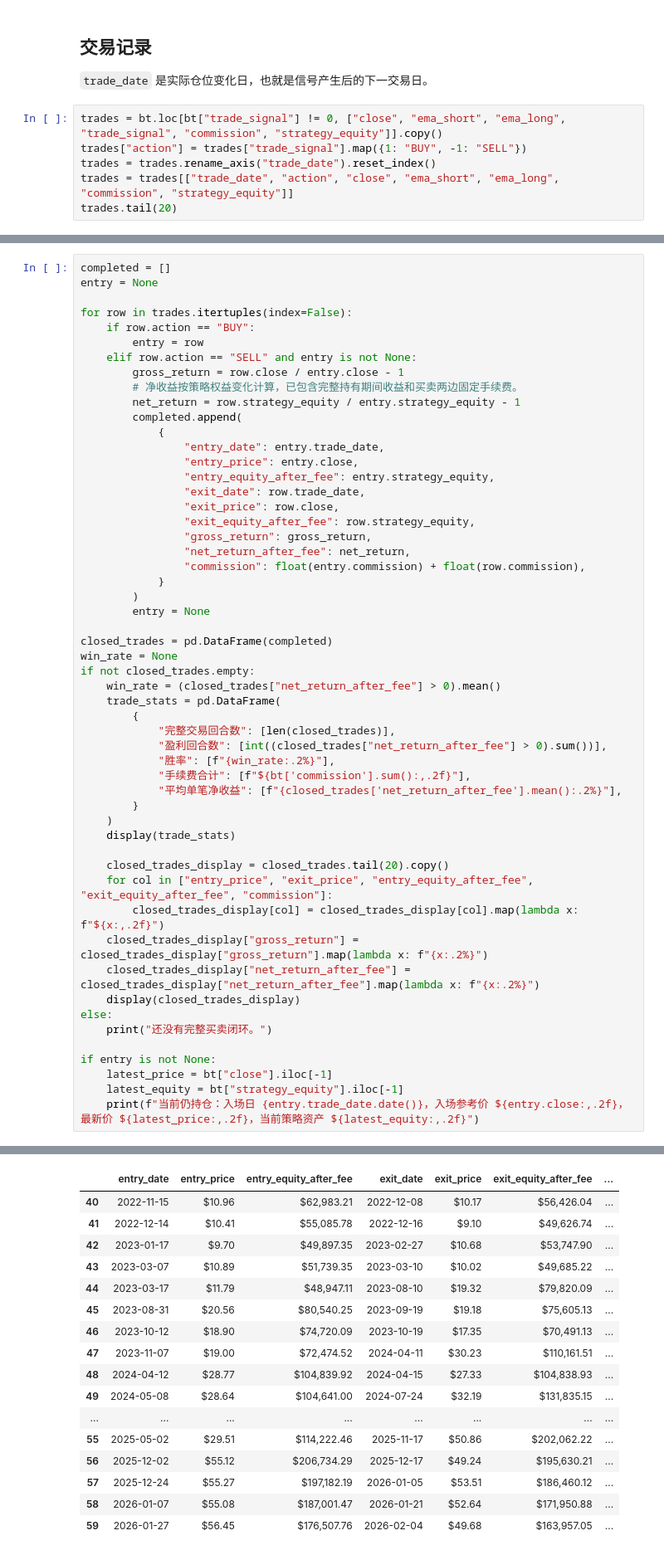
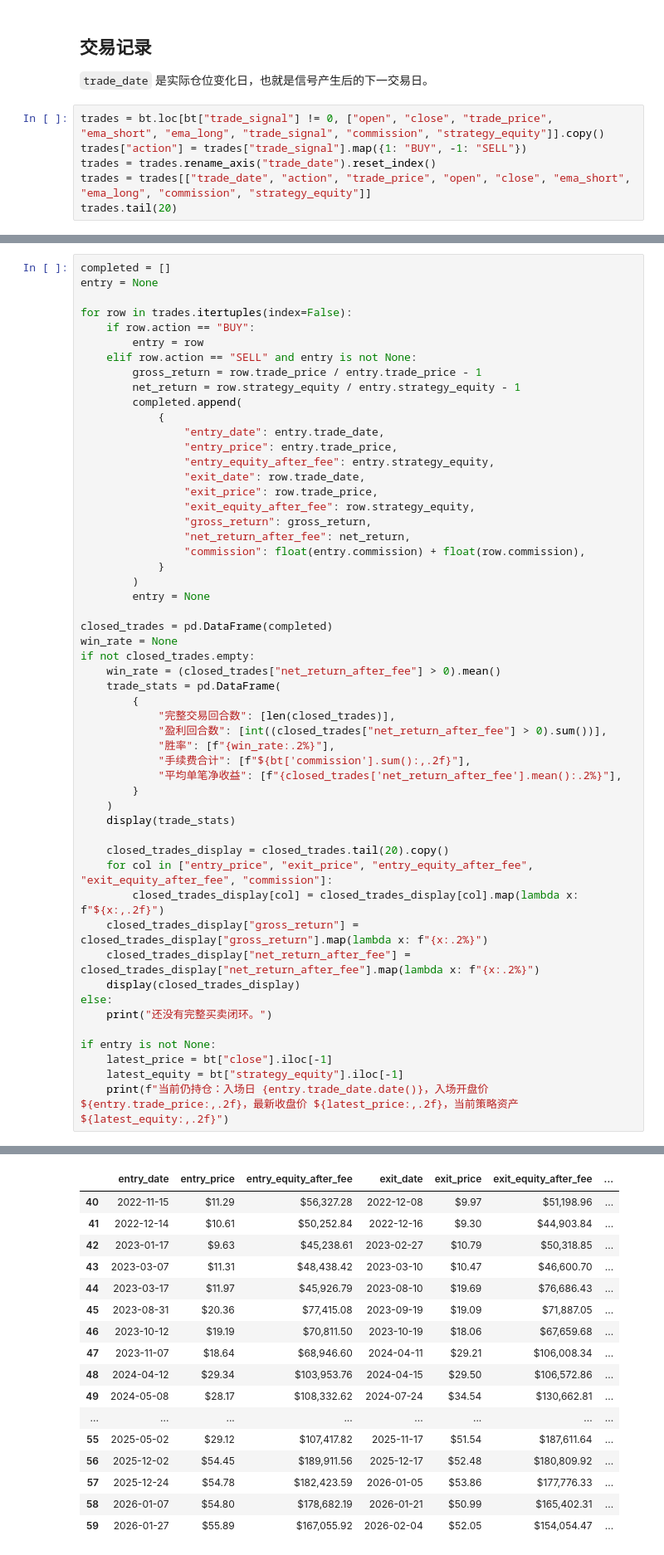
Before and after one commit to RandalTang/Quant_longbridge_trade, a Jupyter notebook: trade_strategy.ipynb, the cells around one changed output, grey strips where cells are left out. Shown at 83% size. Drawn from its saved outputs; the diff is of its cells as text.

```diff
--- a/trade_strategy.ipynb
+++ b/trade_strategy.ipynb
@@ -156,9 +177,9 @@ summary_display
 
 `trade_date` 是实际仓位变化日，也就是信号产生后的下一交易日。
 # %%
-trades = bt.loc[bt["trade_signal"] != 0, ["close", "ema_short", "ema_long", "trade_signal", "commission", "strategy_equity"]].copy()
+trades = bt.loc[bt["trade_signal"] != 0, ["open", "close", "trade_price", "ema_short", "ema_long", "trade_signal", "commission", "strategy_equity"]].copy()
 trades["action"] = trades["trade_signal"].map({1: "BUY", -1: "SELL"})
 trades = trades.rename_axis("trade_date").reset_index()
-trades = trades[["trade_date", "action", "close", "ema_short", "ema_long", "commission", "strategy_equity"]]
+trades = trades[["trade_date", "action", "trade_price", "open", "close", "ema_short", "ema_long", "commission", "strategy_equity"]]
 trades.tail(20)
 # %% [output]
@@ -224,16 +247,15 @@ for row in trades.itertuples(index=False):
     if row.action == "BUY":
         entry = row
     elif row.action == "SELL" and entry is not None:
-        gross_return = row.close / entry.close - 1
-        # 净收益按策略权益变化计算，已包含完整持有期间收益和买卖两边固定手续费。
+        gross_return = row.trade_price / entry.trade_price - 1
         net_return = row.strategy_equity / entry.strategy_equity - 1
         completed.append(
             {
                 "entry_date": entry.trade_date,
-                "entry_price": entry.close,
+                "entry_price": entry.trade_price,
                 "entry_equity_after_fee": entry.strategy_equity,
                 "exit_date": row.trade_date,
-                "exit_price": row.close,
+                "exit_price": row.trade_price,
                 "exit_equity_after_fee": row.strategy_equity,
                 "gross_return": gross_return,
                 "net_return_after_fee": net_return,
@@ -269,6 +291,6 @@ else:
 if entry is not None:
     latest_price = bt["close"].iloc[-1]
     latest_equity = bt["strategy_equity"].iloc[-1]
-    print(f"当前仍持仓：入场日 {entry.trade_date.date()}，入场参考价 ${entry.close:,.2f}，最新价 ${latest_price:,.2f}，当前策略资产 ${latest_equity:,.2f}")
+    print(f"当前仍持仓：入场日 {entry.trade_date.date()}，入场开盘价 ${entry.trade_price:,.2f}，最新收盘价 ${latest_price:,.2f}，当前策略资产 ${latest_equity:,.2f}")
 # %% [output]
 |  | 完整交易回合数 | 盈利回合数 | 胜率 | 手续费合计 | 平均单笔净收益 |
@@ -276,17 +298,17 @@ if entry is not None:
 |  | entry_date | entry_price | entry_equity_after_fee | exit_date | exit_price | exit_equity_after_fee | ... |
-| 40 | 2022-11-15 | $10.96 | $62,983.21 | 2022-12-08 | $10.17 | $56,426.04 | ... |
-| 41 | 2022-12-14 | $10.41 | $55,085.78 | 2022-12-16 | $9.10 | $49,626.74 | ... |
-| 42 | 2023-01-17 | $9.70 | $49,897.35 | 2023-02-27 | $10.68 | $53,747.90 | ... |
-| 43 | 2023-03-07 | $10.89 | $51,739.35 | 2023-03-10 | $10.02 | $49,685.22 | ... |
-| 44 | 2023-03-17 | $11.79 | $48,947.11 | 2023-08-10 | $19.32 | $79,820.09 | ... |
-| 45 | 2023-08-31 | $20.56 | $80,540.25 | 2023-09-19 | $19.18 | $75,605.13 | ... |
-| 46 | 2023-10-12 | $18.90 | $74,720.09 | 2023-10-19 | $17.35 | $70,491.13 | ... |
-| 47 | 2023-11-07 | $19.00 | $72,474.52 | 2024-04-11 | $30.23 | $110,161.51 | ... |
-| 48 | 2024-04-12 | $28.77 | $104,839.92 | 2024-04-15 | $27.33 | $104,838.93 | ... |
-| 49 | 2024-05-08 | $28.64 | $104,641.00 | 2024-07-24 | $32.19 | $131,835.15 | ... |
+| 40 | 2022-11-15 | $11.29 | $56,327.28 | 2022-12-08 | $9.97 | $51,198.96 | ... |
+| 41 | 2022-12-14 | $10.61 | $50,252.84 | 2022-12-16 | $9.30 | $44,903.84 | ... |
+| 42 | 2023-01-17 | $9.63 | $45,238.61 | 2023-02-27 | $10.79 | $50,318.85 | ... |
+| 43 | 2023-03-07 | $11.31 | $48,438.42 | 2023-03-10 | $10.47 | $46,600.70 | ... |
+| 44 | 2023-03-17 | $11.97 | $45,926.79 | 2023-08-10 | $19.69 | $76,686.43 | ... |
+| 45 | 2023-08-31 | $20.36 | $77,415.08 | 2023-09-19 | $19.09 | $71,887.05 | ... |
+| 46 | 2023-10-12 | $19.19 | $70,811.50 | 2023-10-19 | $18.06 | $67,659.68 | ... |
+| 47 | 2023-11-07 | $18.64 | $68,946.60 | 2024-04-11 | $29.21 | $106,008.34 | ... |
+| 48 | 2024-04-12 | $29.34 | $103,953.76 | 2024-04-15 | $29.50 | $106,572.86 | ... |
+| 49 | 2024-05-08 | $28.17 | $108,332.62 | 2024-07-24 | $34.54 | $130,662.81 | ... |
 | ... | ... | ... | ... | ... | ... | ... | ... |
-| 55 | 2025-05-02 | $29.51 | $114,222.46 | 2025-11-17 | $50.86 | $202,062.22 | ... |
-| 56 | 2025-12-02 | $55.12 | $206,734.29 | 2025-12-17 | $49.24 | $195,630.21 | ... |
-| 57 | 2025-12-24 | $55.27 | $197,182.19 | 2026-01-05 | $53.51 | $186,460.12 | ... |
-| 58 | 2026-01-07 | $55.08 | $187,001.47 | 2026-01-21 | $52.64 | $171,950.88 | ... |
-| 59 | 2026-01-27 | $56.45 | $176,507.76 | 2026-02-04 | $49.68 | $163,957.05 | ... |
+| 55 | 2025-05-02 | $29.12 | $107,417.82 | 2025-11-17 | $51.54 | $187,611.64 | ... |
+| 56 | 2025-12-02 | $54.45 | $189,911.56 | 2025-12-17 | $52.48 | $180,809.92 | ... |
+| 57 | 2025-12-24 | $54.78 | $182,423.59 | 2026-01-05 | $53.86 | $177,776.33 | ... |
+| 58 | 2026-01-07 | $54.80 | $178,682.19 | 2026-01-21 | $50.99 | $165,402.31 | ... |
+| 59 | 2026-01-27 | $55.89 | $167,055.92 | 2026-02-04 | $52.05 | $154,054.47 | ... |
```
Also changed, not shown: parts of 13 cells of this notebook, 1 other file.
